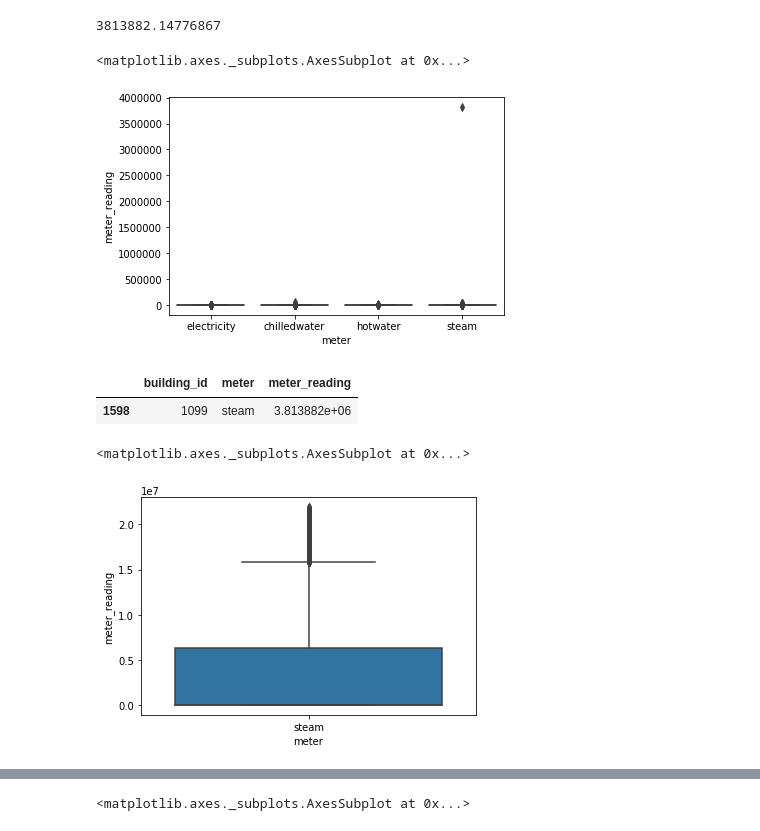
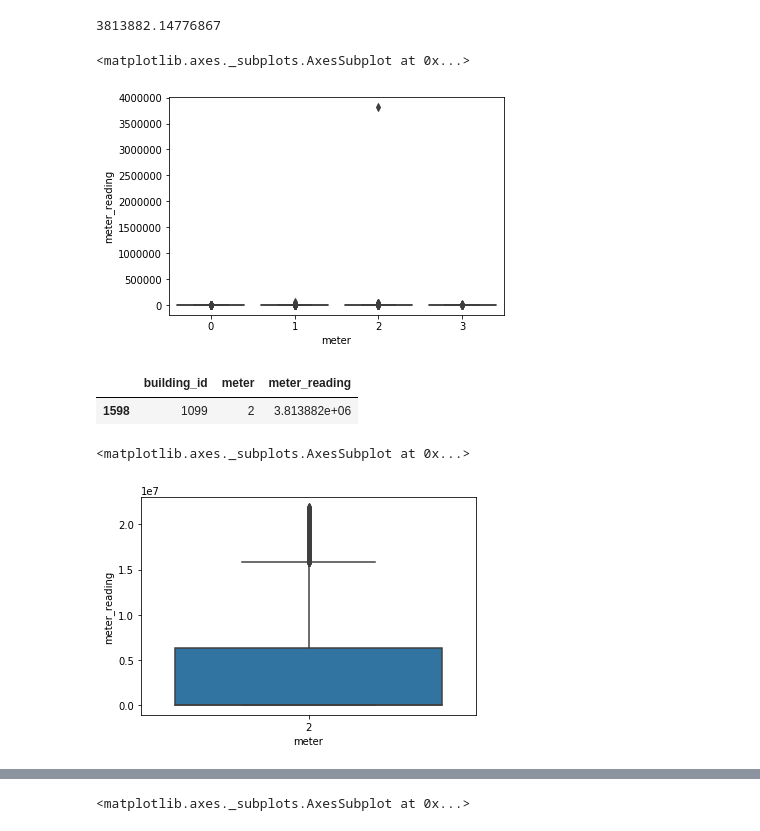
Before and after one commit to douglas-thoms/Projects, a Jupyter notebook: Energy.Predictor.2020/EDA/general outlier review iter 1.ipynb, the cells around one changed output, grey strips where cells are left out. Cells and saved outputs as stored; diff of their text form; code cells hidden in the pictures.

```diff
--- a/Energy.Predictor.2020/EDA/general outlier review iter 1.ipynb
+++ b/Energy.Predictor.2020/EDA/general outlier review iter 1.ipynb
@@ -8,8 +12,8 @@ import seaborn as sns
 # %%
 trainData = pd.read_csv('../kaggle-data/train.csv')
 trainData['timestamp'] = pd.to_datetime(trainData.timestamp)
-meterName = {0: 'electricity', 1: 'chilledwater', 2: 'steam', 3: 'hotwater'}
-trainData['meter'] = trainData['meter'].map(meterName)
+#eterName = {0: 'electricity', 1: 'chilledwater', 2: 'steam', 3: 'hotwater'}
+#rainData['meter'] = trainData['meter'].map(meterName)
 # %%
 trainWeatherData = pd.read_csv('../kaggle-data/weather_train.csv')
 trainWeatherData['timestamp'] = pd.to_datetime(trainWeatherData.timestamp)
@@ -103,20 +107,20 @@ meanEnergy['meter_reading'].max()
 sns.boxplot(x='meter',y='meter_reading',data=meanEnergy)
 # %% [output]
 <matplotlib.axes._subplots.AxesSubplot at 0x...>
-[figure, old version]
+[figure, new version]
 # %%
 # remove outlier
 meanEnergyv1 = meanEnergy[meanEnergy['meter_reading']> 3800000]
 meanEnergyv1
 # %% [output]
 |  | building_id | meter | meter_reading |
-| 1598 | 1099 | steam | 3.813882e+06 |
+| 1598 | 1099 | 2 | 3.813882e+06 |
 # %%
 #steam seems to be issue, specifically building 1099
-sns.boxplot(x='meter',y='meter_reading',data=trainData[(trainData.building_id == 1099) & (trainData.meter == 'steam')])
+sns.boxplot(x='meter',y='meter_reading',data=trainData[(trainData.building_id == 1099) & (trainData.meter == 2)])
 # %% [output]
 <matplotlib.axes._subplots.AxesSubplot at 0x...>
-[figure, old version]
+[figure, new version]
 # %%
 #probably error since education building
 bMetaData[bMetaData['building_id'] == 1099]
```
Also changed, not shown: parts of 27 cells of this notebook, 8 other files.
